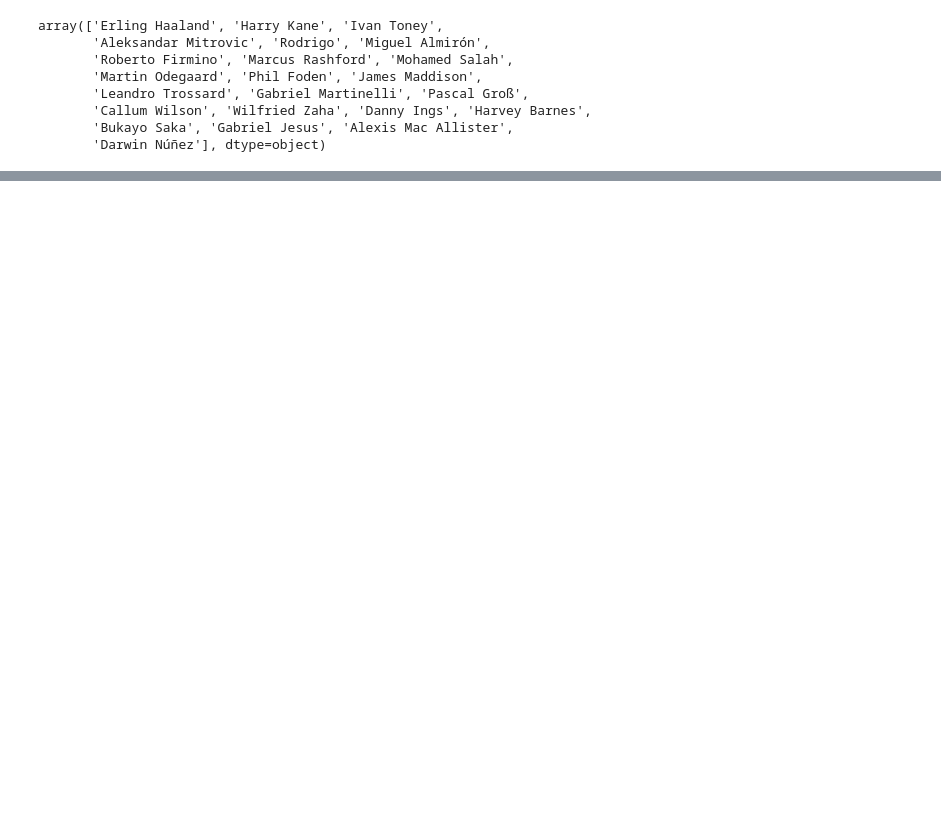
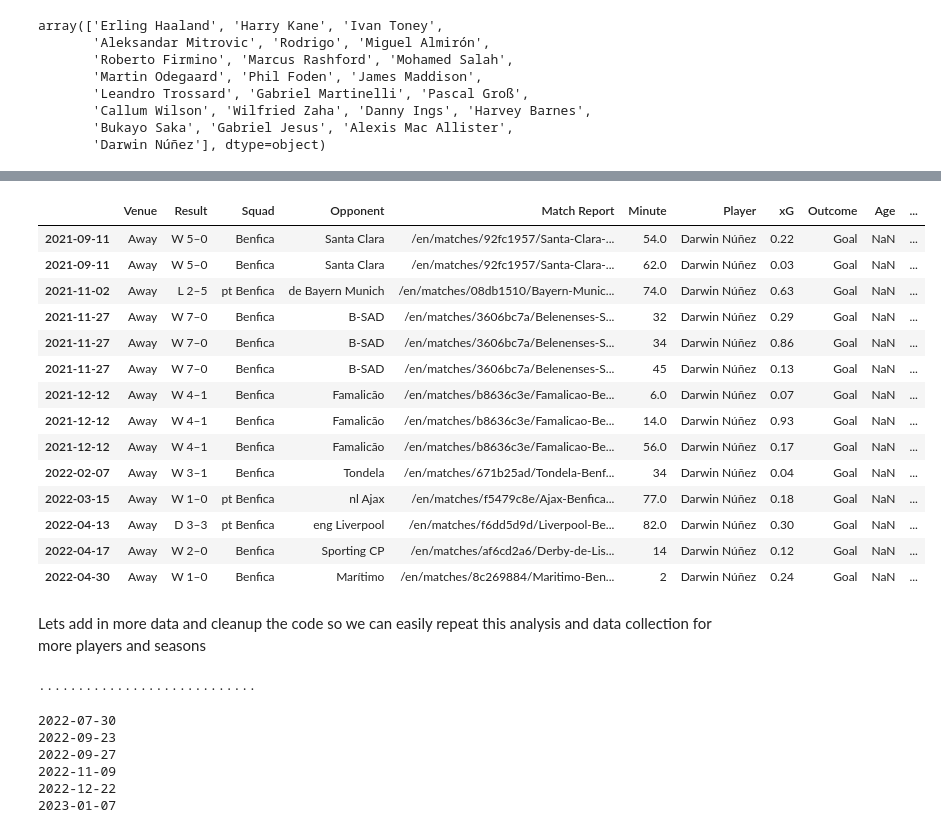
Before and after one commit to ismailmo1/football-data-viz, a Jupyter notebook: nunez-xg-goals/xg-vs-goals.ipynb, the cells around one changed output, grey strips where cells are left out. Saved outputs shown, nothing was run; the diff lists cells and outputs as text; code cells hidden in the pictures; blank space fills up the shorter version.

```diff
--- a/nunez-xg-goals/xg-vs-goals.ipynb
+++ b/nunez-xg-goals/xg-vs-goals.ipynb
@@ -206,0 +314,20 @@ _ = ax.set_ylabel("")
+# %%
+nunez_shots_match[nunez_shots_match['is_goal']==True]
+# %% [output]
+|  | Venue | Result | Squad | Opponent | Match Report | Minute | Player | xG | Outcome | Age | ... |
+| 2021-09-11 | Away | W 5–0 | Benfica | Santa Clara | /en/matches/92fc1957/Santa-Clara-... | 54.0 | Darwin Núñez | 0.22 | Goal | NaN | ... |
+| 2021-09-11 | Away | W 5–0 | Benfica | Santa Clara | /en/matches/92fc1957/Santa-Clara-... | 62.0 | Darwin Núñez | 0.03 | Goal | NaN | ... |
+| 2021-11-02 | Away | L 2–5 | pt Benfica | de Bayern Munich | /en/matches/08db1510/Bayern-Munic... | 74.0 | Darwin Núñez | 0.63 | Goal | NaN | ... |
+| 2021-11-27 | Away | W 7–0 | Benfica | B-SAD | /en/matches/3606bc7a/Belenenses-S... | 32 | Darwin Núñez | 0.29 | Goal | NaN | ... |
+| 2021-11-27 | Away | W 7–0 | Benfica | B-SAD | /en/matches/3606bc7a/Belenenses-S... | 34 | Darwin Núñez | 0.86 | Goal | NaN | ... |
+| 2021-11-27 | Away | W 7–0 | Benfica | B-SAD | /en/matches/3606bc7a/Belenenses-S... | 45 | Darwin Núñez | 0.13 | Goal | NaN | ... |
+| 2021-12-12 | Away | W 4–1 | Benfica | Famalicão | /en/matches/b8636c3e/Famalicao-Be... | 6.0 | Darwin Núñez | 0.07 | Goal | NaN | ... |
+| 2021-12-12 | Away | W 4–1 | Benfica | Famalicão | /en/matches/b8636c3e/Famalicao-Be... | 14.0 | Darwin Núñez | 0.93 | Goal | NaN | ... |
+| 2021-12-12 | Away | W 4–1 | Benfica | Famalicão | /en/matches/b8636c3e/Famalicao-Be... | 56.0 | Darwin Núñez | 0.17 | Goal | NaN | ... |
+| 2022-02-07 | Away | W 3–1 | Benfica | Tondela | /en/matches/671b25ad/Tondela-Benf... | 34 | Darwin Núñez | 0.04 | Goal | NaN | ... |
+| 2022-03-15 | Away | W 1–0 | pt Benfica | nl Ajax | /en/matches/f5479c8e/Ajax-Benfica... | 77.0 | Darwin Núñez | 0.18 | Goal | NaN | ... |
+| 2022-04-13 | Away | D 3–3 | pt Benfica | eng Liverpool | /en/matches/f6dd5d9d/Liverpool-Be... | 82.0 | Darwin Núñez | 0.30 | Goal | NaN | ... |
+| 2022-04-17 | Away | W 2–0 | Benfica | Sporting CP | /en/matches/af6cd2a6/Derby-de-Lis... | 14 | Darwin Núñez | 0.12 | Goal | NaN | ... |
+| 2022-04-30 | Away | W 1–0 | Benfica | Marítimo | /en/matches/8c269884/Maritimo-Ben... | 2 | Darwin Núñez | 0.24 | Goal | NaN | ... |
+# %% [markdown]
+Lets add in more data and cleanup the code so we can easily repeat this analysis and data collection for more players and seasons
@@ -206,0 +392,13 @@ _ = ax.set_ylabel("")
+# %%
+nunez_team_23_shots = await get_all_shots(nunez_23_matches)
+# %% [output]
+............................
+# %%
+nunez_23_data = process_shot_data(nunez_team_23_shots)
+# %% [output]
+2022-07-30
+2022-09-23
+2022-09-27
+2022-11-09
+2022-12-22
+2023-01-07
```
Also changed, not shown: parts of 36 cells of this notebook.
